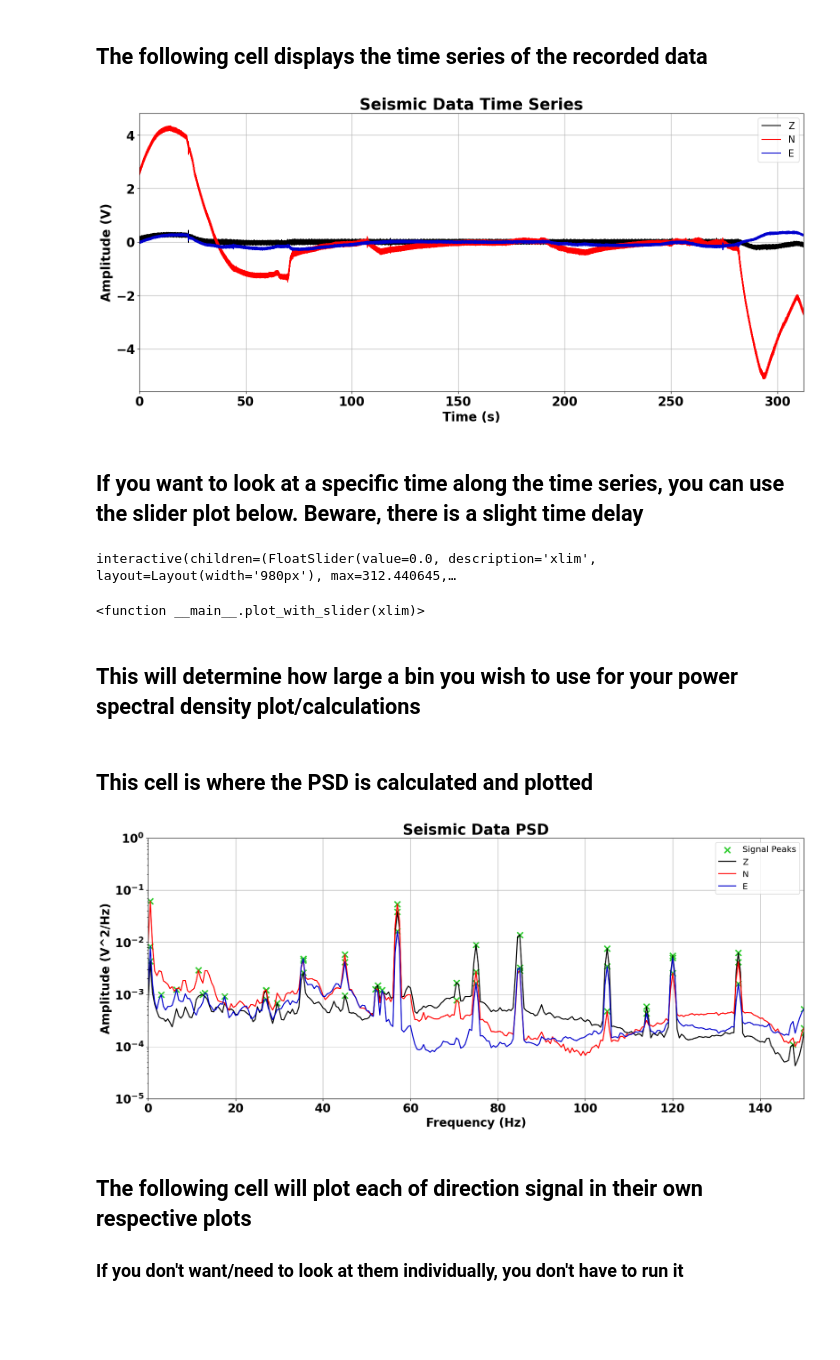
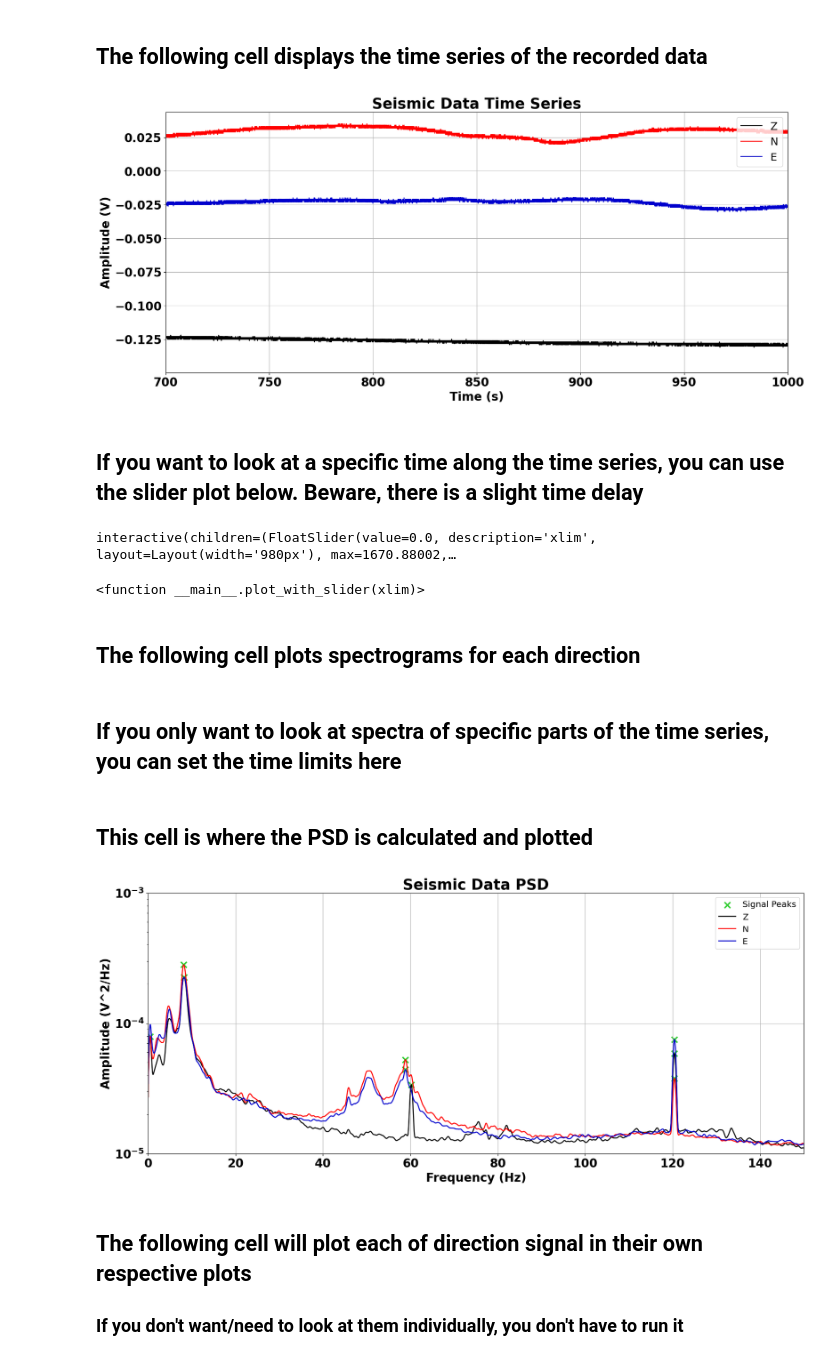
Before and after one commit to EquivocalBeing/CE_code, a Jupyter notebook: Seismometer_Analysis.ipynb, the cells around one changed output. Drawn from its saved outputs; the diff is of its cells as text; code cells hidden in the pictures; blank space fills up the shorter version.

```diff
--- a/Seismometer_Analysis.ipynb
+++ b/Seismometer_Analysis.ipynb
@@ -15,7 +15,7 @@ from matplotlib import gridspec
 ####################### You'll have to remove the metadata from the csv file in order to run the script ########################
 ################################################################################################################################
 
-seis = pd.read_csv(r"C:\Users\cacam\Downloads\seismo_proper.csv", delimiter=',') # Put\data\path\here
+seis = pd.read_csv(r"C:\Users\cacam\Documents\data_files\truck\7-30\seismo_truck_c.csv", delimiter=',') # Put\data\path\here
 
 sam = seis['Sample']
 tim = seis['Time (s)']
@@ -25,30 +25,31 @@ n = seis['Channel N (V)']
 e = seis['Channel E (V)']
 
 ########################################### This is the sample rate we used in testing #########################################
-seis_rate = 1651.612903
+fs = 1651.612903
 ############################################ If you used something else, put it here ###########################################
 # %% [markdown]
 ## The following cell displays the time series of the recorded data
 # %%
 plt.figure(figsize = (19, 8))
 
 ####################### You can change the linestyle/order in which they are ploted for ease of viewing ########################
 
 plt.plot(tim,z, linewidth = 1.5, color = 'black', label = 'Z')
 plt.plot(tim,n, linewidth = 1.5, color = 'red', label = 'N')
 plt.plot(tim,e, linewidth = 1.5, color = 'mediumblue', label = 'E')
 #plt.plot(tim,no, linewidth = 1.5, color = 'yellow', label = 'Noise')
 
-plt.legend(loc = "upper right", fontsize = 15)
+plt.legend(loc = "upper right", fontsize = 18)
 plt.title("Seismic Data Time Series", fontweight = 'bold', fontsize = 25)
 plt.xlabel("Time (s)", fontweight = "bold", fontsize = 20)
 plt.ylabel("Amplitude (V)", fontweight = "bold", fontsize = 20)
-plt.xlim(0,tim[len(tim)-1])
+plt.xlim(0, tim[len(tim)-1])
+#plt.ylim()
 plt.yticks(fontsize = 20, fontweight = "bold")
 plt.xticks(fontsize = 20, fontweight = "bold")
 plt.grid(True)
 # %% [output]
-[figure, old version]
+[figure, new version]
 # %% [markdown]
 ## If you want to look at a specific time along the time series, you can use the slider plot below. Beware, there is a slight time delay
 # %%
@@ -85,5 +86,7 @@ def plot_with_slider(xlim):
 interact(plot_with_slider, xlim = FloatSlider(min = 0, max = (tim[len(tim)-1]), step = 4, value = 0,
                                               layout=Layout(width='980px')))
 # %% [output]
-interactive(children=(FloatSlider(value=0.0, description='xlim', layout=Layout(width='980px'), max=312.440645,…
+interactive(children=(FloatSlider(value=0.0, description='xlim', layout=Layout(width='980px'), max=1670.88002,…
 <function __main__.plot_with_slider(xlim)>
+# %% [markdown]
+## The following cell plots spectrograms for each direction
@@ -90,3 +149,3 @@ interactive(children=(FloatSlider(value=0.0, description='xlim', layout=Layout(w
 # %% [markdown]
-## This will determine how large a bin you wish to use for your power spectral density plot/calculations
+## If you only want to look at spectra of specific parts of the time series, you can set the time limits here
 # %%
@@ -123,11 +182,16 @@ e1 = e[gamma:delta]
 ######################################## The PSD is calculated via welch from scipy ############################################
 ################################################################################################################################
 
-################### If you want to look at the whole time series, you can remove the '1' from k1, j1, i1 #######################
-f_z, Pxx_den_z = signal.welch(z1, seis_rate, window = 'hamming', nperseg = (seis_rate * 2))############# If need be ############
-f_n, Pxx_den_n = signal.welch(n1, seis_rate, window = 'hamming', nperseg = (seis_rate * 2))##### you can change the window #####
-f_e, Pxx_den_e = signal.welch(e1, seis_rate, window = 'hamming', nperseg = (seis_rate * 2))############   HOWEVER   ############
-                                                                                           # do not change the other variables #
+############ If you don't want to look at the whole time series, you can add '1' to the variables, i.e k1, j1, i1 ##############
+
+f_z, Pxx_den_z = signal.welch(z, fs, window= 'hamming', nperseg= (fs *2), nfft= (fs *100), noverlap= round(seis_rate /2) )
+f_n, Pxx_den_n = signal.welch(n, fs, window= 'hamming', nperseg= (fs *2), nfft= (fs *100), noverlap= round(seis_rate /2) )
+f_e, Pxx_den_e = signal.welch(e, fs, window= 'hamming', nperseg= (fs *2), nfft= (fs *100), noverlap= round(seis_rate /2) )
+
+################### nfft is how long the fft bin lengths, noverlap is bin overlap, window is the window used ###################
+####################### We used 100 sec bins, 0.5 sec overlap, and hamming window, these can be changed ########################
+########################################### # DO NOT CHANGE/REMOVE 'mag_rate' # ################################################
+
 log_z = np.log(Pxx_den_z)
 log_n = np.log(Pxx_den_n) ############ The log of each PSD must be found in order to find the peaks/frequences #################
 log_e = np.log(Pxx_den_e)
@@ -159,13 +223,13 @@ plt.legend(loc = "upper right", fontsize = 14.5)
 plt.title("Seismic Data PSD", fontweight = 'bold', fontsize = 25)
 plt.xlabel("Frequency (Hz)", fontweight = "bold", fontsize = 20)
 plt.ylabel("Amplitude (V^2/Hz)", fontweight = "bold", fontsize = 20)
-plt.ylim([10e-6, 1])
+plt.ylim([10e-6, 10e-4])
 plt.xlim(0, 150)
 plt.yticks(fontsize = 20, fontweight = "bold")
 plt.xticks(fontsize = 20, fontweight = "bold")
 plt.grid(True)
 # %% [output]
-[figure, old version]
+[figure, new version]
 # %% [markdown]
 ## The following cell will plot each of direction signal in their own respective plots
 ### If you don't want/need to look at them individually, you don't have to run it
```
Also changed, not shown: parts of 4 cells of this notebook, 1 other file.
